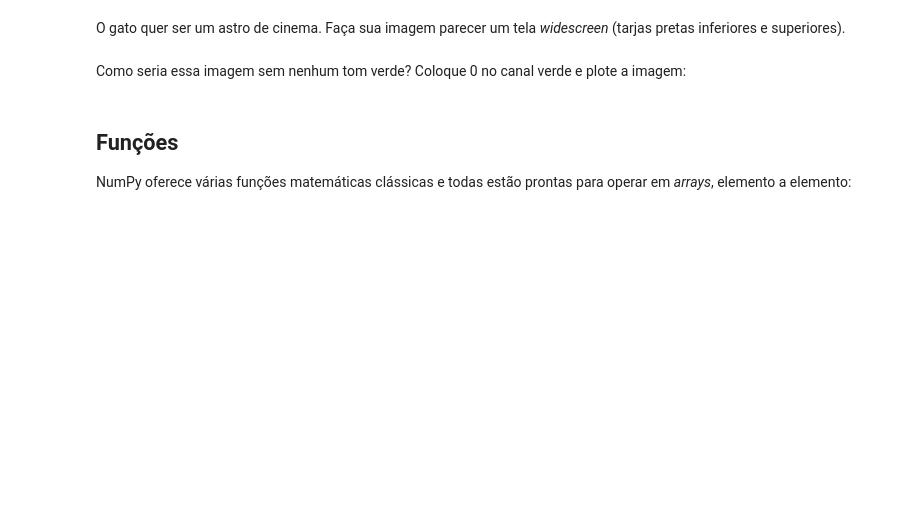
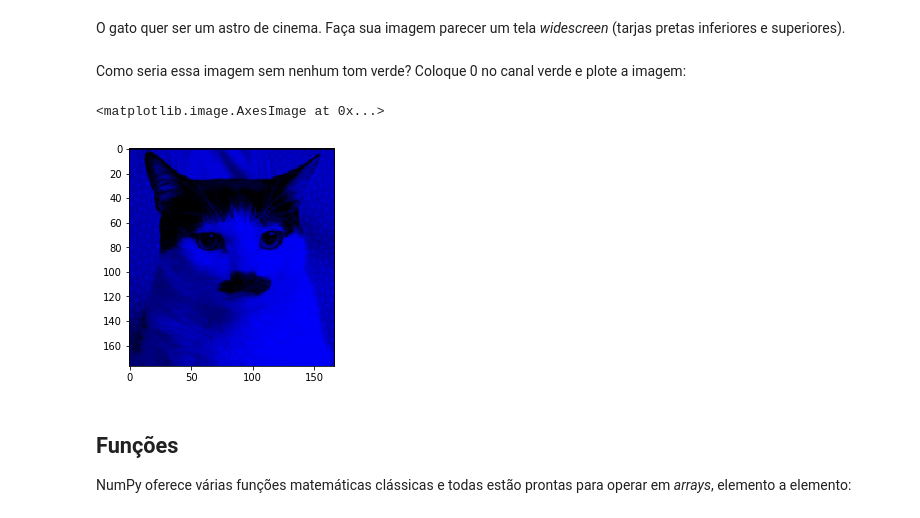
Before and after one commit to somostera/data-science-abril-19, a Jupyter notebook: 06-multidimensional-arrays-with-numpy/Aula 6 - Arrays multidimensionais.ipynb, the cells around one changed output. Saved outputs shown, nothing was run; the diff lists cells and outputs as text; code cells hidden in the pictures; blank space fills up the shorter version.

```diff
--- a/06-multidimensional-arrays-with-numpy/Aula 6 - Arrays multidimensionais.ipynb
+++ b/06-multidimensional-arrays-with-numpy/Aula 6 - Arrays multidimensionais.ipynb
@@ -771,6 +1316,14 @@ O gato não quer ser identificada. Vamos esconder seus mustache com uma tarja pr
 O gato quer ser um astro de cinema. Faça sua imagem parecer um tela _widescreen_ (tarjas pretas inferiores e superiores).
 # %% [markdown]
 Como seria essa imagem sem nenhum tom verde? Coloque 0 no canal verde e plote a imagem:
+# %%
+i = img.copy()
+i[:, :, 0] = 0
+i[:, :, 1] = 0
+imshow(i)
+# %% [output]
+<matplotlib.image.AxesImage at 0x...>
+[figure, added]
 # %% [markdown]
 ## Funções
 NumPy oferece várias funções matemáticas clássicas e todas estão prontas para operar em _arrays_, elemento a elemento:
```
Also changed, not shown: parts of 120 cells of this notebook, 1 other file.
